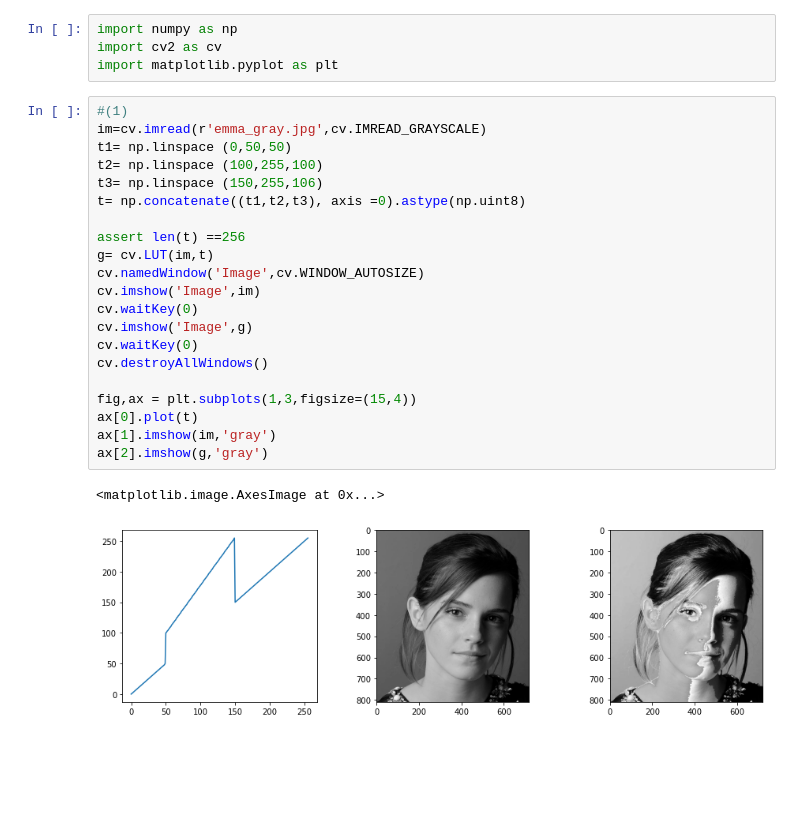
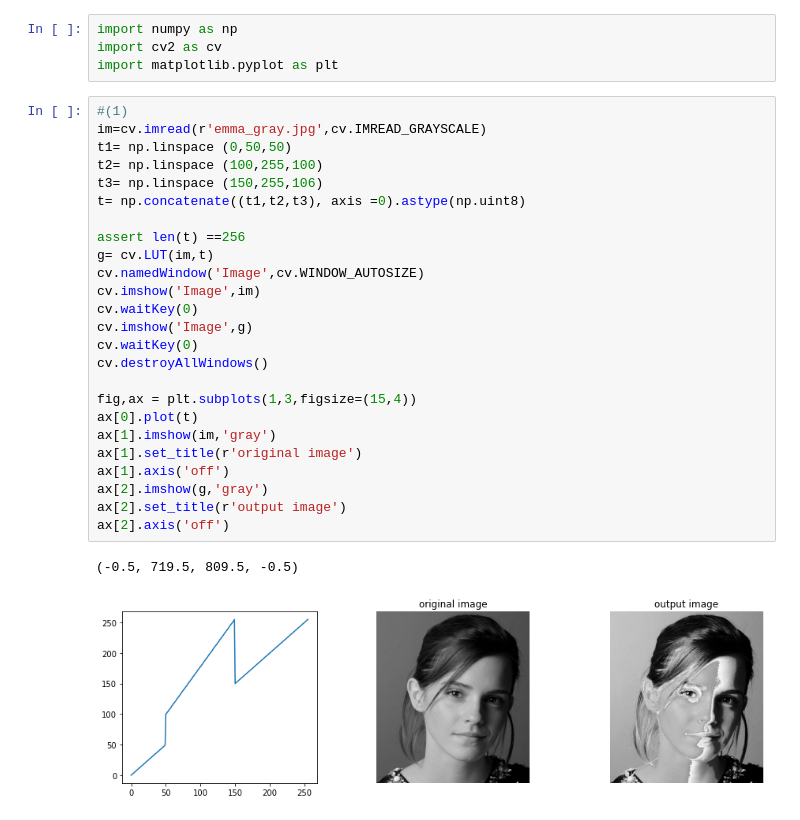
Before and after one commit to pramodj196/EN2550-Fundamentals-of-Image-Processing-and-Machine-Vision, a Jupyter notebook: Assignment 1/Assignemnt_1.ipynb, the cells around one changed output. Cells and saved outputs as stored; diff of their text form; blank space fills up the shorter version.

```diff
--- a/Assignment 1/Assignemnt_1.ipynb
+++ b/Assignment 1/Assignemnt_1.ipynb
@@ -5,24 +5,28 @@ import matplotlib.pyplot as plt
 # %%
 #(1)
 im=cv.imread(r'emma_gray.jpg',cv.IMREAD_GRAYSCALE)
 t1= np.linspace (0,50,50)
 t2= np.linspace (100,255,100)
 t3= np.linspace (150,255,106)
 t= np.concatenate((t1,t2,t3), axis =0).astype(np.uint8)
 
 assert len(t) ==256
 g= cv.LUT(im,t)
 cv.namedWindow('Image',cv.WINDOW_AUTOSIZE)
 cv.imshow('Image',im)
 cv.waitKey(0)
 cv.imshow('Image',g)
 cv.waitKey(0)
 cv.destroyAllWindows()
 
 fig,ax = plt.subplots(1,3,figsize=(15,4))
 ax[0].plot(t)
 ax[1].imshow(im,'gray')
+ax[1].set_title(r'original image')
+ax[1].axis('off')
 ax[2].imshow(g,'gray')
+ax[2].set_title(r'output image')
+ax[2].axis('off')
 # %% [output]
-<matplotlib.image.AxesImage at 0x...>
+(-0.5, 719.5, 809.5, -0.5)
-[figure, old version]
+[figure, new version]
```
Also changed, not shown: parts of 1 cell of this notebook.
